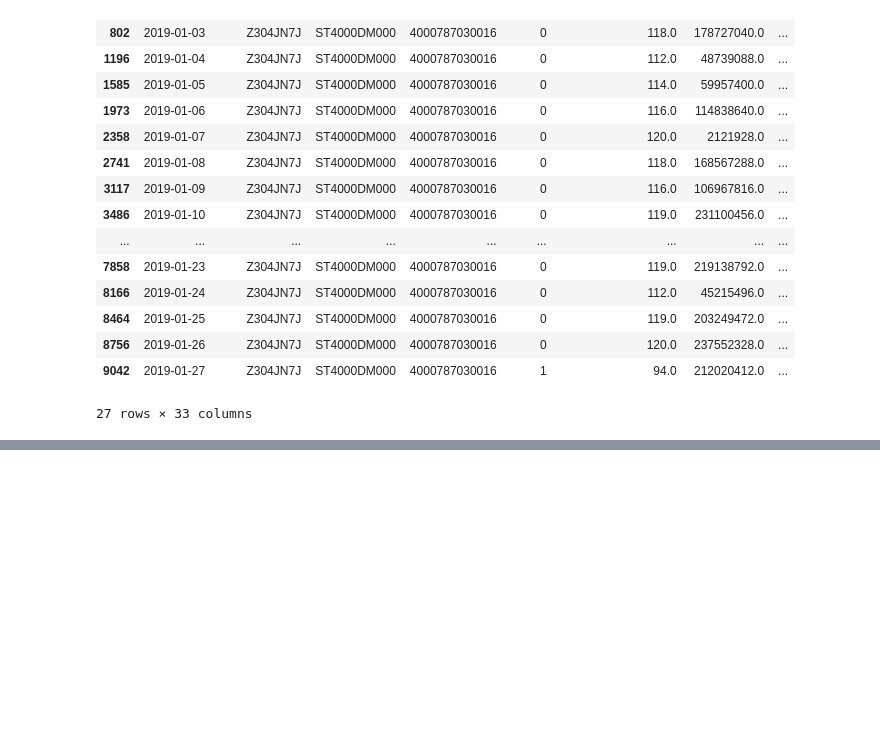
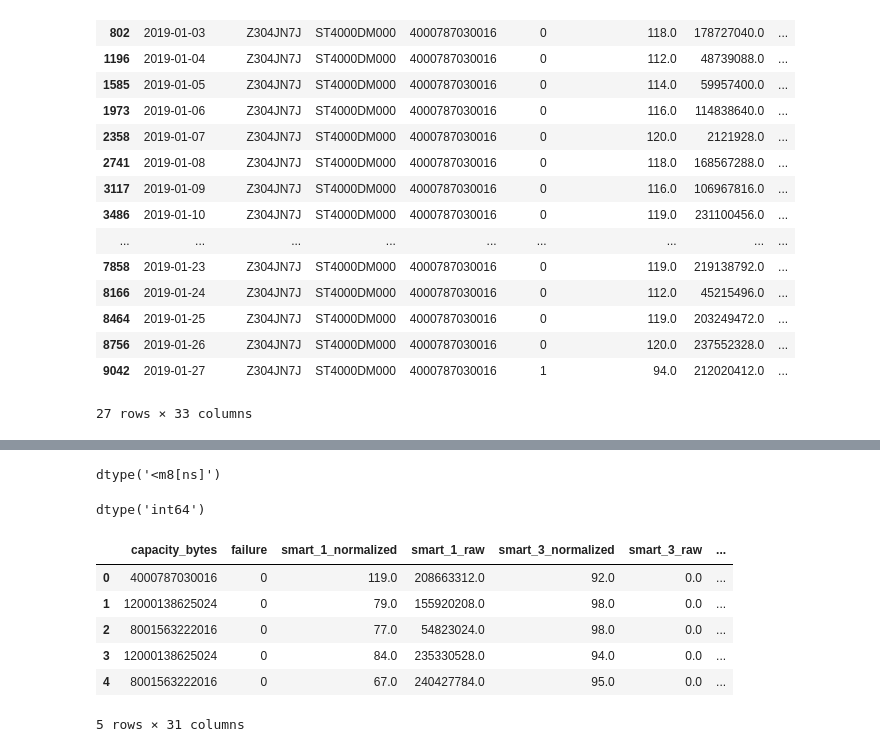
Before and after one commit to baari-ali/hard-drive-predictive-maintenance, a Jupyter notebook: src/data_preprocessing.ipynb, the cells around one changed output, grey strips where cells are left out. Saved outputs shown, nothing was run; the diff lists cells and outputs as text; code cells hidden in the pictures; blank space fills up the shorter version.

```diff
--- a/src/data_preprocessing.ipynb
+++ b/src/data_preprocessing.ipynb
@@ -382,0 +443,3 @@ df[df['serial_number'] == 'Z304JN7J']
+# %%
+df['date'] = pd.to_datetime(df['date'])
+df['end_date'] = pd.to_datetime(df['end_date'])
@@ -382,0 +454,3 @@ df[df['serial_number'] == 'Z304JN7J']
+# %%
+df.loc[:, 'date_diff'] = df['end_date'] - df['date']
+df.loc[:, 'date_diff'].describe()
@@ -382,0 +467,24 @@ df[df['serial_number'] == 'Z304JN7J']
+# %%
+df['date_diff'].dtype
+# %% [output]
+dtype('<m8[ns]')
+# %%
+# Convert 'date_diff' to integer representing the number of days
+df['date_diff_days'] = df['date_diff'].dt.days
+# %%
+df['date_diff_days'].dtype
+# %% [output]
+dtype('int64')
+# %%
+# axis=1 to drop columns
+df = df.drop(['date', 'serial_number', 'model', 'end_date', 'date_diff'], axis=1)
+# %%
+df.head()
+# %% [output]
+|  | capacity_bytes | failure | smart_1_normalized | smart_1_raw | smart_3_normalized | smart_3_raw | ... |
+| 0 | 4000787030016 | 0 | 119.0 | 208663312.0 | 92.0 | 0.0 | ... |
+| 1 | 12000138625024 | 0 | 79.0 | 155920208.0 | 98.0 | 0.0 | ... |
+| 2 | 8001563222016 | 0 | 77.0 | 54823024.0 | 98.0 | 0.0 | ... |
+| 3 | 12000138625024 | 0 | 84.0 | 235330528.0 | 94.0 | 0.0 | ... |
+| 4 | 8001563222016 | 0 | 67.0 | 240427784.0 | 95.0 | 0.0 | ... |
+5 rows × 31 columns
```
Also changed, not shown: parts of 22 cells of this notebook.
